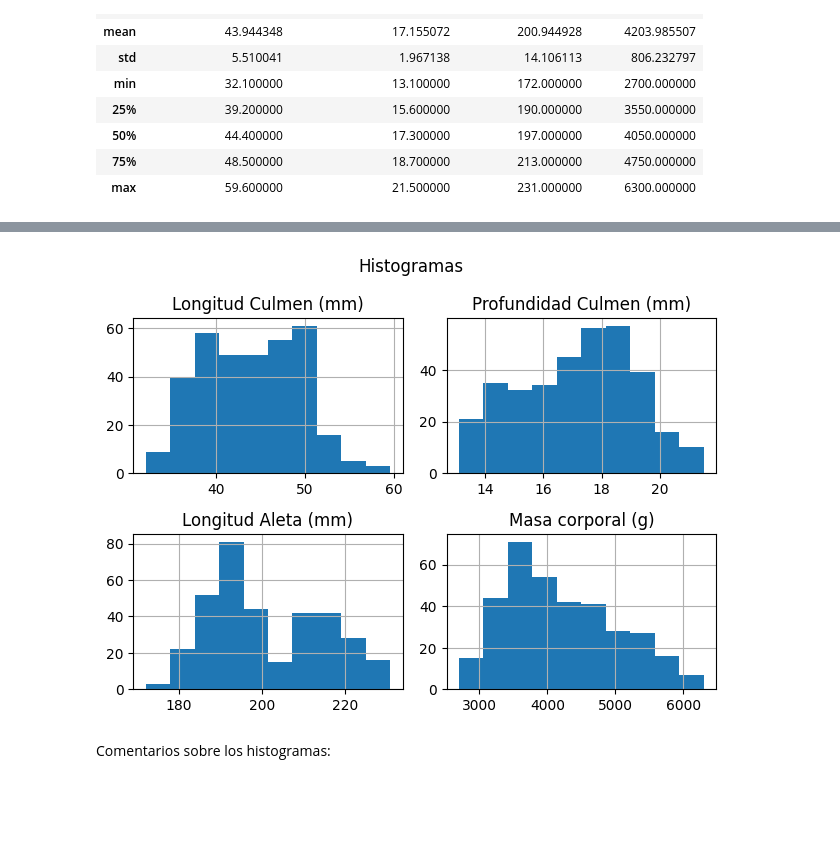
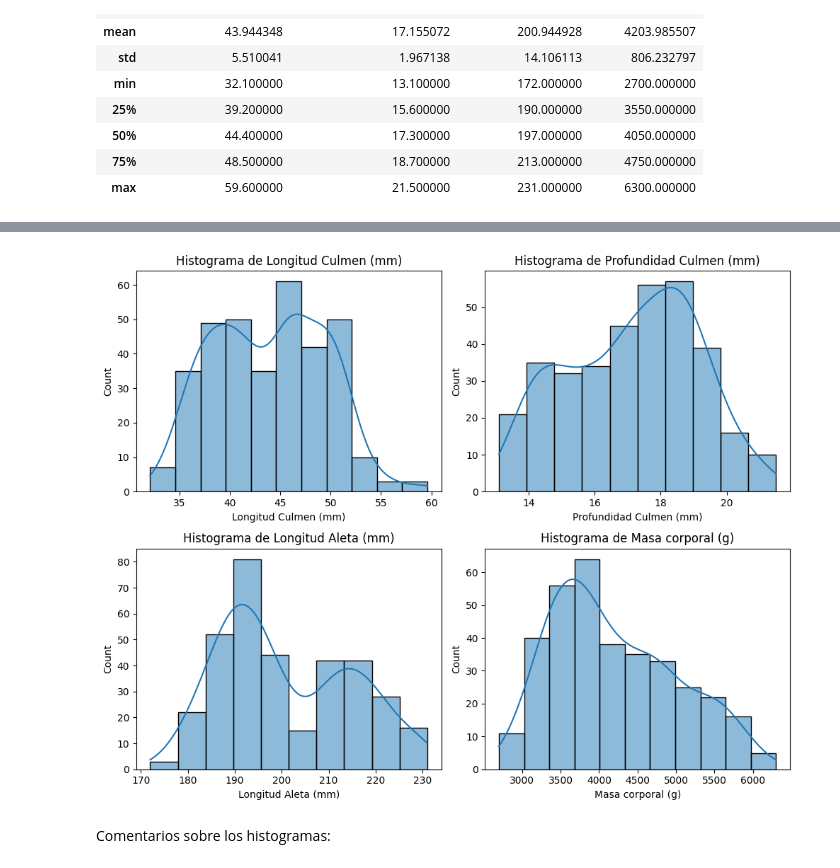
Before and after one commit to CaroRuiz92/TPs_Mineria_Datos, a Jupyter notebook: TP1/resolucion_tp1.ipynb, the cells around one changed output, grey strips where cells are left out. Cells and saved outputs as stored; diff of their text form; code cells hidden in the pictures; blank space fills up the shorter version.

```diff
--- a/TP1/resolucion_tp1.ipynb
+++ b/TP1/resolucion_tp1.ipynb
@@ -81,10 +123,15 @@ raw_num.describe()
 # %%
-raw_num.hist()
-plt.suptitle('Histogramas')
+plt.figure(figsize=(10,8))
+
+for i, col in enumerate(raw_num):
+    plt.subplot(2, 2, i+1)
+    sns.histplot(raw_num[col], kde=True)
+    plt.title(f"Histograma de {col}")
+
 plt.tight_layout()
 plt.show()
 # %% [output]
-[figure, old version]
+[figure, new version]
 # %% [markdown]
 Comentarios sobre los histogramas:
 # %% [markdown]
```
Also changed, not shown: parts of 6 cells of this notebook.
